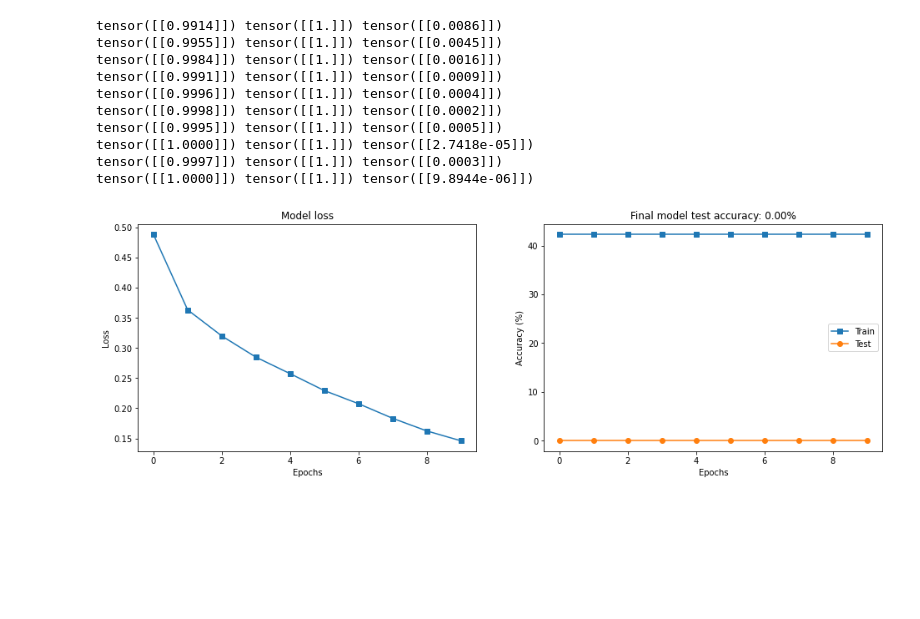
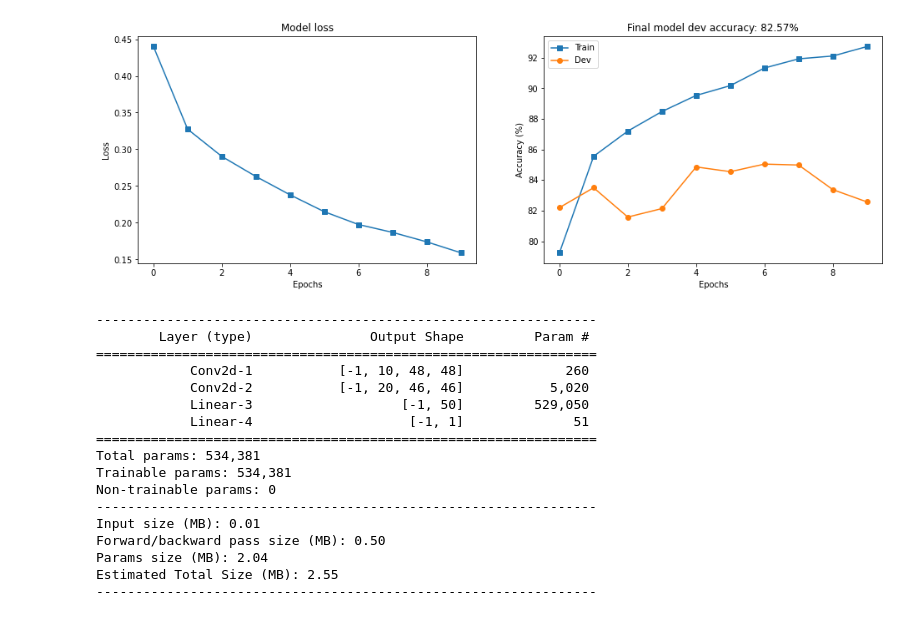
Before and after one commit to Andreps18/Projeto-AAUT, a Jupyter notebook: Classification/prob3.ipynb, the cells around one changed output. Cells and saved outputs as stored; diff of their text form; code cells hidden in the pictures; blank space fills up the shorter version.

```diff
--- a/Classification/prob3.ipynb
+++ b/Classification/prob3.ipynb
@@ -16,6 +20,0 @@ Y = np.load("Ytrain_Classification_Part1.npy")
-# %%
-X = X.reshape(X.shape[0], 50, 50,1) / 255
-Y = Y.reshape(Y.shape[0], 1)
-
-plt.imshow(X[98], cmap="gray")
-plt.show()
@@ -39,3 +33,13 @@ testLoader = DataLoader(testX)
+# %%
+# split the data
+trainX, devX, trainY, devY = train_test_split(X_TRAIN_tensor, Y_TRAIN_tensor)
+
+# convert to dataloader
+trainSet = TensorDataset(trainX, trainY)
+devSet = TensorDataset(devX, devY)
+
+trainLoader = DataLoader(trainSet)
+devLoader = DataLoader(devSet)
 # %%
 def createGervasio():
     class gervasio(nn.Module):
@@ -56,9 +60,9 @@ def createGervasio():
             self.out = nn.Linear(50, 1)
 
         def forward(self, x):
-            x = F.relu(F.max_pool2d(self.conv1(x), 2))
+            x = F.relu(F.avg_pool2d(self.conv1(x), 2))
 
-            x = F.relu(F.max_pool2d(self.conv2(x),2))
+            x = F.relu(F.avg_pool2d(self.conv2(x), 2))
 
             nUnits = x.shape.numel() / x.shape[0]
             x = x.view(-1, int(nUnits))
@@ -146,30 +144,40 @@ def function2trainTheModel():
 # %%
-trainAcc,testAcc,losses,net = function2trainTheModel()
+trainAcc, devAcc, losses, Gervasio = trainGervasio()
 
-fig,ax = plt.subplots(1,2,figsize=(16,5))
+fig, ax = plt.subplots(1, 2, figsize=(16, 5))
 
-ax[0].plot(losses,'s-')
-ax[0].set_xlabel('Epochs')
-ax[0].set_ylabel('Loss')
-ax[0].set_title('Model loss')
+ax[0].plot(losses, "s-")
+ax[0].set_xlabel("Epochs")
+ax[0].set_ylabel("Loss")
+ax[0].set_title("Model loss")
 
-ax[1].plot(trainAcc,'s-',label='Train')
-ax[1].plot(testAcc,'o-',label='Test')
-ax[1].set_xlabel('Epochs')
-ax[1].set_ylabel('Accuracy (%)')
-ax[1].set_title(f'Final model test accuracy: {testAcc[-1]:.2f}%')
+ax[1].plot(trainAcc, "s-", label="Train")
+ax[1].plot(devAcc, "o-", label="Dev")
+ax[1].set_xlabel("Epochs")
+ax[1].set_ylabel("Accuracy (%)")
+ax[1].set_title(f"Final model dev accuracy: {devAcc[-1]:.2f}%")
 ax[1].legend()
 
 plt.show()
 # %% [output]
-tensor([[0.9914]]) tensor([[1.]]) tensor([[0.0086]])
-tensor([[0.9955]]) tensor([[1.]]) tensor([[0.0045]])
-tensor([[0.9984]]) tensor([[1.]]) tensor([[0.0016]])
-tensor([[0.9991]]) tensor([[1.]]) tensor([[0.0009]])
-tensor([[0.9996]]) tensor([[1.]]) tensor([[0.0004]])
-tensor([[0.9998]]) tensor([[1.]]) tensor([[0.0002]])
-tensor([[0.9995]]) tensor([[1.]]) tensor([[0.0005]])
-tensor([[1.0000]]) tensor([[1.]]) tensor([[2.7418e-05]])
-tensor([[0.9997]]) tensor([[1.]]) tensor([[0.0003]])
-tensor([[1.0000]]) tensor([[1.]]) tensor([[9.8944e-06]])
-[figure, old version]
+[figure, new version]
+# %%
+summary(Gervasio, (1,50,50))
+# %% [output]
+----------------------------------------------------------------
+        Layer (type)               Output Shape         Param #
+================================================================
+            Conv2d-1           [-1, 10, 48, 48]             260
+            Conv2d-2           [-1, 20, 46, 46]           5,020
+            Linear-3                   [-1, 50]         529,050
+            Linear-4                    [-1, 1]              51
+================================================================
+Total params: 534,381
+Trainable params: 534,381
+Non-trainable params: 0
+----------------------------------------------------------------
+Input size (MB): 0.01
+Forward/backward pass size (MB): 0.50
+Params size (MB): 2.04
+Estimated Total Size (MB): 2.55
+----------------------------------------------------------------
```
Also changed, not shown: parts of 8 cells of this notebook.
